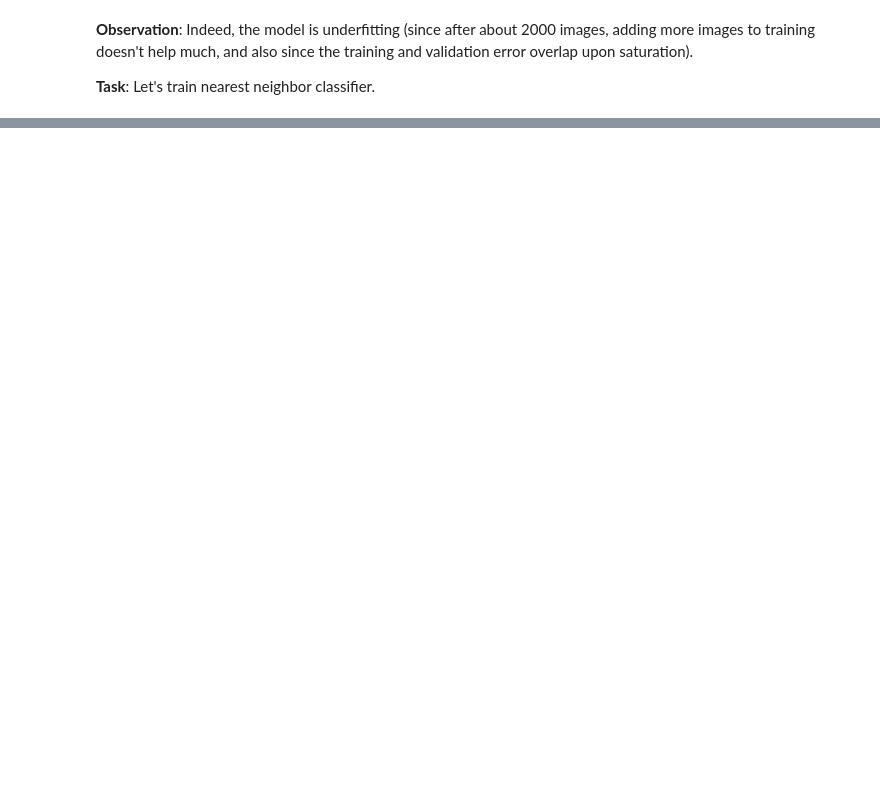
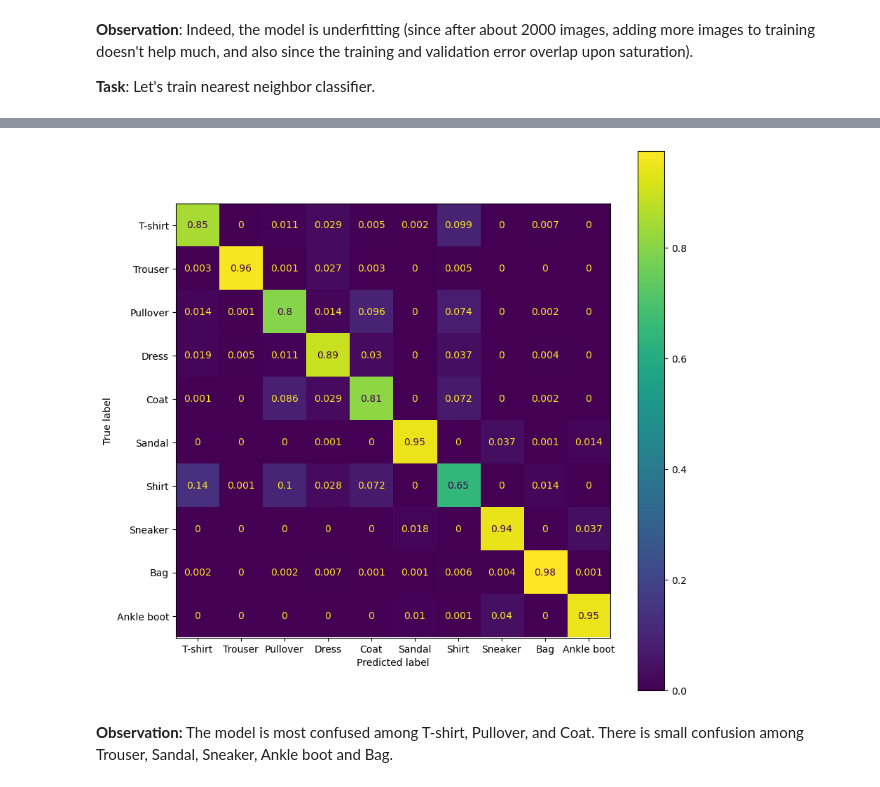
Before and after one commit to pranjal-s/machine-learning, a Jupyter notebook: fashion_images_PCA_SVC_Classification.ipynb, the cells around one changed output, grey strips where cells are left out. Cells and saved outputs as stored; diff of their text form; code cells hidden in the pictures; blank space fills up the shorter version.

```diff
--- a/fashion_images_PCA_SVC_Classification.ipynb
+++ b/fashion_images_PCA_SVC_Classification.ipynb
@@ -326,0 +388,35 @@ plt.show()
+# %%
+def hog_appender(data):
+    data_processed = []
+
+    for i in range(0, len(data)):
+        # create HOG feature vector
+        hog_feature = hog(
+            data[i].reshape((28, 28)),
+            orientations=8,
+            pixels_per_cell=(7, 7),
+            cells_per_block=(1, 1),
+            visualize=False,
+        )
+
+        # concat HOG feature vector to the already flat image (which is actually pixel intensities as features)
+        data_processed.append(np.concatenate((data[i], hog_feature), axis=0))
+
+    return data_processed
+
+# create and add HOG feature vector
+X_train_processed = hog_appender(X_train)
+X_test_processed = hog_appender(X_test)
+# %%
+# reduce to principal components via 64-component PCA
+pca = PCA(n_components=64)
+pca.fit(X_train_processed)
+X_train_processed = pca.transform(X_train_processed)
+X_test_processed = pca.transform(X_test_processed)
+# %%
+# train SVC model
+svc = SVC(kernel='rbf')
+model = svc.fit(X_train_processed, y_train)
+# %%
+# make predictions
+y_predicted = model.predict(X_test_processed)
@@ -326,0 +429,11 @@ plt.show()
+# %%
+# inspect classification confusions
+
+from sklearn.metrics import ConfusionMatrixDisplay
+fig, ax = plt.subplots(figsize=(10, 10))
+ConfusionMatrixDisplay.from_predictions(y_test, y_predicted, normalize='true', display_labels=labels, ax=ax)
+plt.show()
+# %% [output]
+[figure, added]
+# %% [markdown]
+**Observation:** The model is most confused among T-shirt, Pullover, and Coat. There is small confusion among Trouser, Sandal, Sneaker, Ankle boot and Bag.
```
Also changed, not shown: parts of 17 cells of this notebook.
